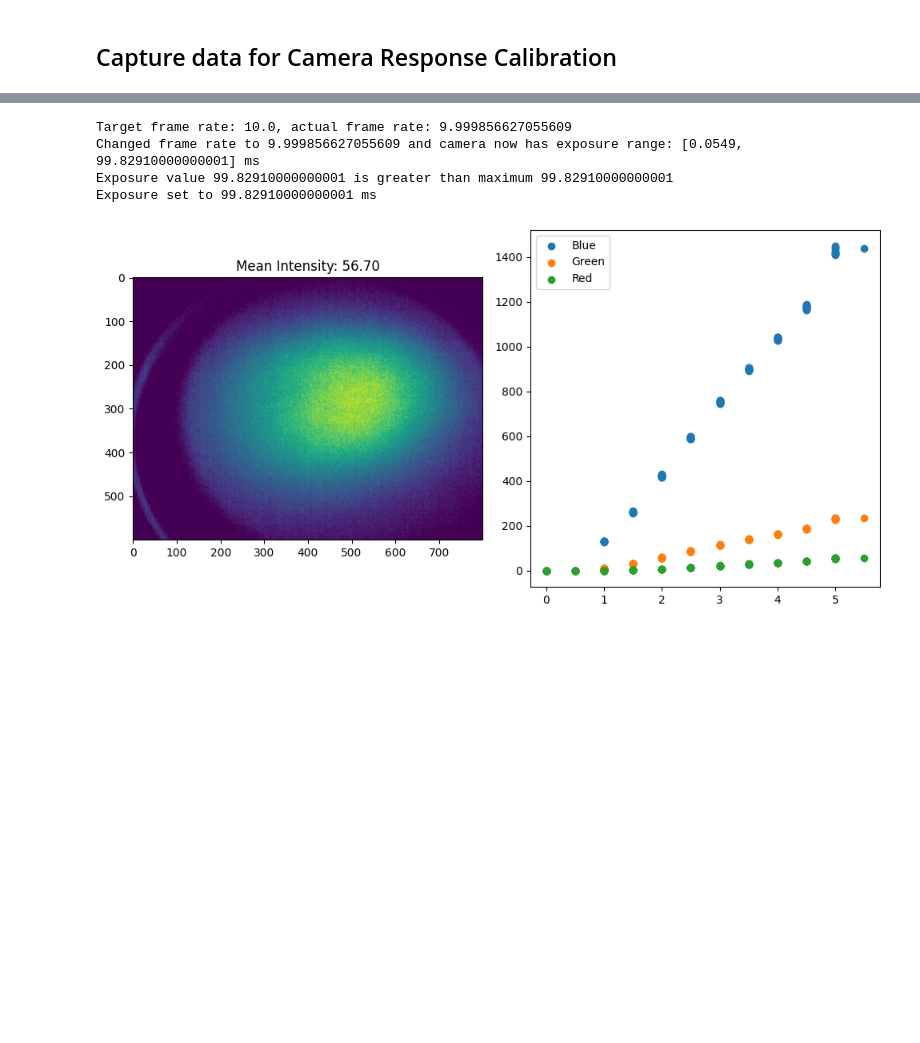
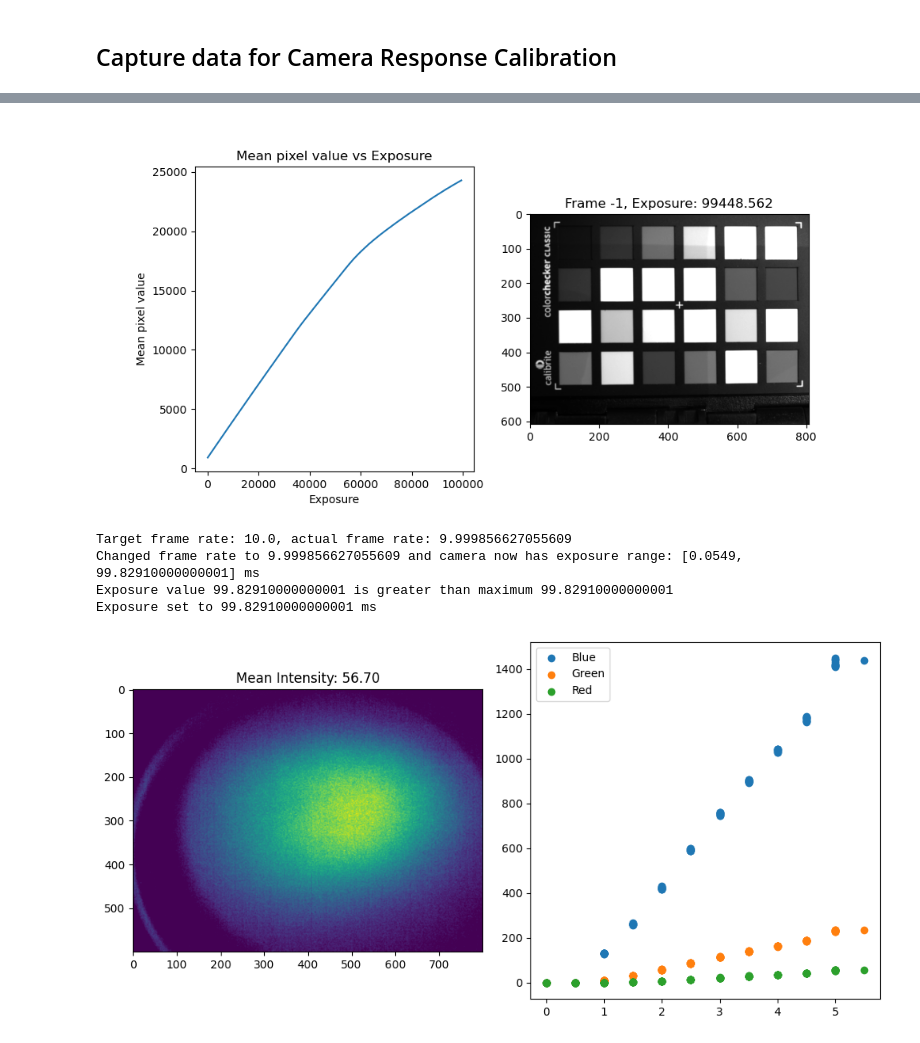
Before and after one commit to nnsriram27/plantProj, a Jupyter notebook: notebooks-setup/camera_response.ipynb, the cells around one changed output, grey strips where cells are left out. Cells and saved outputs as stored; diff of their text form; code cells hidden in the pictures; blank space fills up the shorter version.

```diff
--- a/notebooks-setup/camera_response.ipynb
+++ b/notebooks-setup/camera_response.ipynb
@@ -29,5 +22,5 @@ import ctypes
 # %%
-vis_cam_type = 'IDS'        # 'IDS' or 'Lucid'
+vis_cam_type = 'FLIR'        # 'IDS' or 'Lucid' or 'FLIR'
 if vis_cam_type == 'IDS':
     vis_cam_obj = uEye()
     vis_cam_obj.set_exposure(200)
@@ -37,6 +30,11 @@ elif vis_cam_type == 'Lucid':
     vis_cam_obj.set_fps(10)
     vis_cam_obj.set_exposure(20000)
     vis_cam_obj.set_gain(0)
+elif vis_cam_type == 'FLIR':
+    vis_cam_obj = Blackfly()
+    vis_cam_obj.set_fps(10)
+    vis_cam_obj.set_gain(0)
+    vis_cam_obj.set_exposure(100)
 else:
     raise ValueError('Invalid visible camera type')
 # %% [output]
@@ -65,27 +95,25 @@ ad.set_dc_voltage(5.0)
 # %%
-vis_cam_obj.set_fps(10)
 
-min_exposure_setting = 100
-max_exposure_setting = 100000
-
-num_frames_vis = 1000
-print(f"Collecting {num_frames_vis} visible frames with exposure ranging from {min_exposure_setting} to {max_exposure_setting}")
+num_frames_vis = len(vis_cam_obj.exposure_vals)
+print(f"Collecting {num_frames_vis} visible frames with exposure ranging from {vis_cam_obj.min_exp_val} to {vis_cam_obj.max_exp_val}...")
 vis_frames = []
 vis_tstamps = []
 vis_exposures = []
 pbar = tqdm(range(num_frames_vis))
 for i in pbar:
-    exposure_val = min_exposure_setting + (max_exposure_setting - min_exposure_setting) * i / num_frames_vis
+    exposure_val = vis_cam_obj.exposure_vals[i]
     actual_exposure_val = vis_cam_obj.set_exposure(exposure_val)
     pbar.set_description(f"Exposure: {actual_exposure_val:.3f}")
-    frame = vis_cam_obj.getNextImage()
+    for _ in range(3):
+        _, _ = vis_cam_obj.get_next_image()
+    frame, tstamp = vis_cam_obj.get_next_image()
     vis_frames.append(frame)
-    vis_tstamps.append(time.time())
+    vis_tstamps.append(tstamp)
     vis_exposures.append(actual_exposure_val)
 vis_frames = np.stack(vis_frames, axis=-1)
 vis_tstamps = np.array(vis_tstamps)
 vis_exposures = np.array(vis_exposures)
 
-output_filename = f'../data/visible_video_{num_frames_vis}_{time.time()}_crf.npz'
+output_filename = f'../data/visible_crf_filterPos{curr_stage_pos}_{num_frames_vis}_{time.time()}.npz'
 np.savez(output_filename, vis_frames=vis_frames, vis_tstamps=vis_tstamps, vis_exposures=vis_exposures)
 # %% [output]
@@ -106,3 +133,16 @@ Set exposure time to 1100.648
+# %%
+fig, ax = plt.subplots(1, 2, figsize=(10, 5))
+ax[0].plot(vis_exposures, vis_frames.mean(axis=(0, 1)))
+ax[0].set_xlabel('Exposure')
+ax[0].set_ylabel('Mean pixel value')
+ax[0].set_title('Mean pixel value vs Exposure')
+idx = np.random.randint(0, vis_frames.shape[-1])
+idx = -1
+ax[1].imshow(vis_frames[..., idx], cmap='gray')
+ax[1].set_title(f'Frame {idx}, Exposure: {vis_exposures[idx]:.3f}')
+plt.show()
+# %% [output]
+[figure, added]
 # %%
 ## IDS
 vis_cam_obj.set_fps(10)
```
Also changed, not shown: parts of 9 cells of this notebook, 1 other file.
